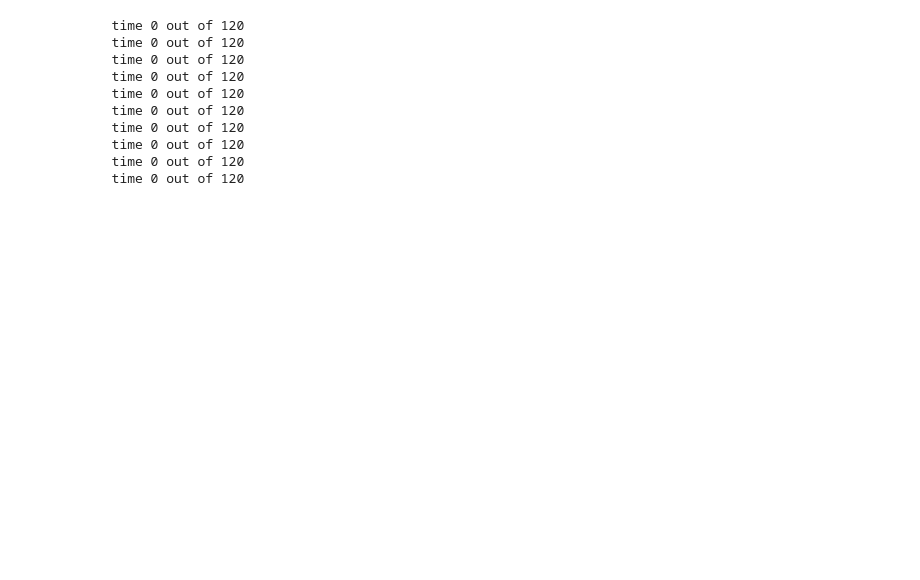
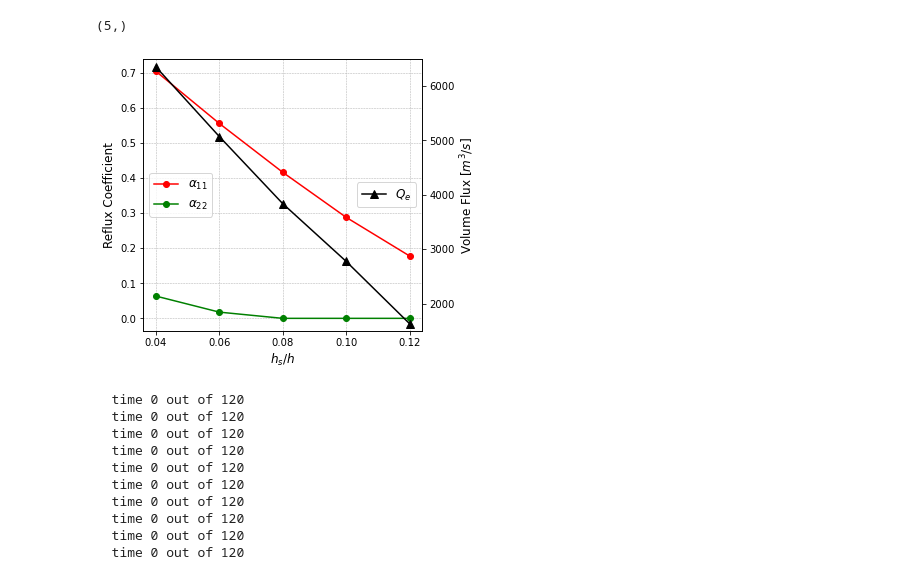
Before and after one commit to weiyangbao/Jupyter-Iceplume, a Jupyter notebook: TEF/reflux_temp.ipynb, the cells around one changed output. Drawn from its saved outputs; the diff is of its cells as text; code cells hidden in the pictures; blank space fills up the shorter version.

Commit message:
New plot

```diff
--- a/TEF/reflux_temp.ipynb
+++ b/TEF/reflux_temp.ipynb
@@ -109,8 +109,8 @@ def reflux(case_id, xi):
     #return a001, a002, X[-1]
     return X[0],X[-1],q1,q0,Q1,Q0
 # %%
-qsg = 250
-hs = np.array([1,2])
+#qsg = 250
+hs = np.array([1,2,3,4,5])
 # xrange = np.array([47,97])
 xrange = np.array([120,235])
 
@@ -127,38 +138,42 @@ for j in range(len(hs)):
 # %%
 #eflx, rflx, Q0 - q1, q0- Q1, Q0
-rflx
+Q0.shape
+# %% [output]
+(5,)
 # %%
 # fig0,ax0 = plt.subplots(figsize=(10,7))
 
 # ax0.plot(hsr,rflx1,'o-',label='downward only')
 # ax0.plot(hsr,rflx3,'o-',label='two-way')
 
 # ax0.legend(loc='best', fontsize=15)
 # ax0.set_ylabel(r'reflux coefficient $\alpha_{00}$',size = 20)
 # ax0.set_xlabel(r'$h_s/h$', size = 20)
 # ax0.grid(linestyle='--', linewidth='0.5')
 hsr = np.array([0.04,0.06,0.08,0.10,0.12,1.0])
 
 fig0, ax1 = plt.subplots(figsize=(5,5))
 plt.grid(linestyle = '--', linewidth = 0.5)
-ax1.plot(hsr[:-1],rflx[:-1],'o-r',label=r'$\alpha_{00}$')
+ax1.plot(hsr[:-1],rflx[:],'o-r',label=r'$\alpha_{11}$')
 eflx[eflx<0] = 0
-ax1.plot(hsr[:-1],eflx[:-1],'o-g',label=r'$\alpha_{11}$')
+ax1.plot(hsr[:-1],eflx[:],'o-g',label=r'$\alpha_{22}$')
 ax1.legend(loc='center left', fontsize=12)
 ax1.set_xticks([0.04, 0.06, 0.08, 0.10, 0.12])
 ax1.set_xlabel(r"$h_s/h$",fontsize=12)
 #ax1.set_ylim([0, .7])
 ax1.set_ylabel(r"Reflux Coefficient",fontsize=12)
 
 ax2=ax1.twinx()
-ax2.plot(hsr[:-1],Q0[:-1]-q1[:-1],'^-b',label=r'$Q_e$')
+ax2.plot(hsr[:-1],Q0[:]-q1[:],'^-k',ms=8,label=r'$Q_e$')
 ax2.legend(loc='right', fontsize=12)
 # ax2.set_ylim([0, 2800])
 ax2.set_ylim([1500, 6500])
 ax2.set_ylabel(r"Volume Flux $[m^3/s]$",fontsize=12)
 
 
 plt.show()
+# %% [output]
+[figure, added]
 # %%
 def vol_temp(case_id, xi):
     #/Volumes/Extreme SSD/MITgcm outputs
```
Also changed, not shown: parts of 7 cells of this notebook.
